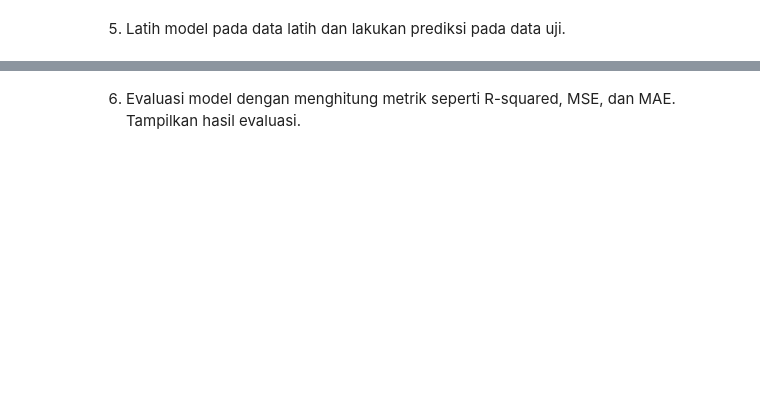
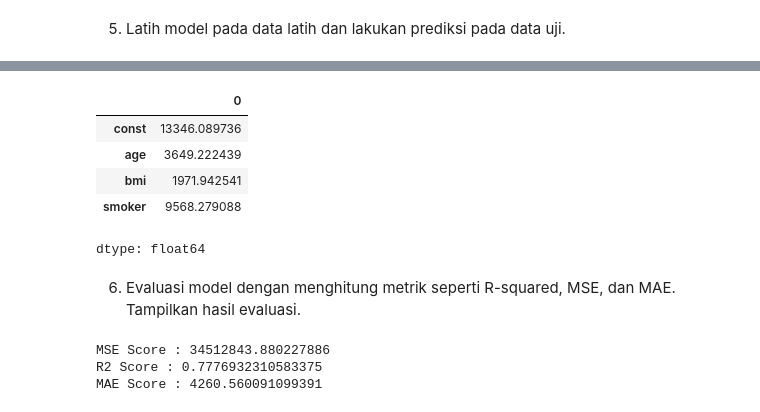
Before and after one commit to YayunEldina/PEMB_MESIN_Ganjil_2024, a Jupyter notebook: Jobsheet_3_Regresi.ipynb, the cells around one changed output, grey strips where cells are left out. Cells and saved outputs as stored; diff of their text form; code cells hidden in the pictures; blank space fills up the shorter version.

```diff
--- a/Jobsheet_3_Regresi.ipynb
+++ b/Jobsheet_3_Regresi.ipynb
@@ -439,2 +520,23 @@ sns.heatmap(corr, annot=True, cmap='YlGnBu')
+# %%
+lr.params
+# %% [output]
+|  | 0 |
+| const | 13346.089736 |
+| age | 3649.222439 |
+| bmi | 1971.942541 |
+| smoker | 9568.279088 |
+dtype: float64
 # %% [markdown]
 6. Evaluasi model dengan menghitung metrik seperti R-squared, MSE, dan MAE. Tampilkan hasil evaluasi.
+# %%
+mse = mean_squared_error(y_test, y_pred)
+r2_score = r2_score(y_test, y_pred)
+mae = mean_absolute_error(y_test, y_pred)
+
+print(f'MSE Score : {mse}')
+print(f'R2 Score : {r2_score}')
+print(f'MAE Score : {mae}')
+# %% [output]
+MSE Score : 34512843.880227886
+R2 Score : 0.7776932310583375
+MAE Score : 4260.560091099391
```
Also changed, not shown: parts of 7 cells of this notebook.
